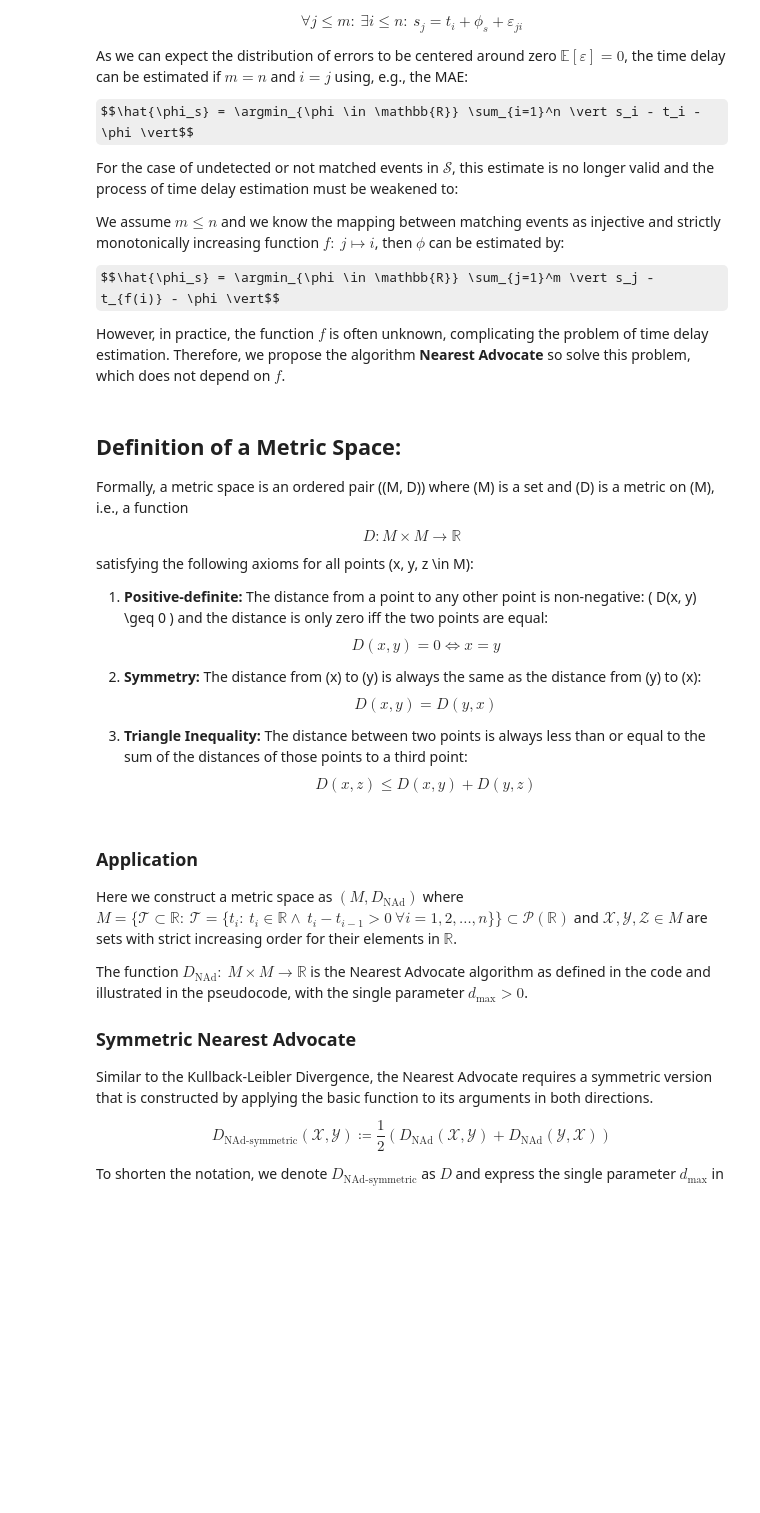
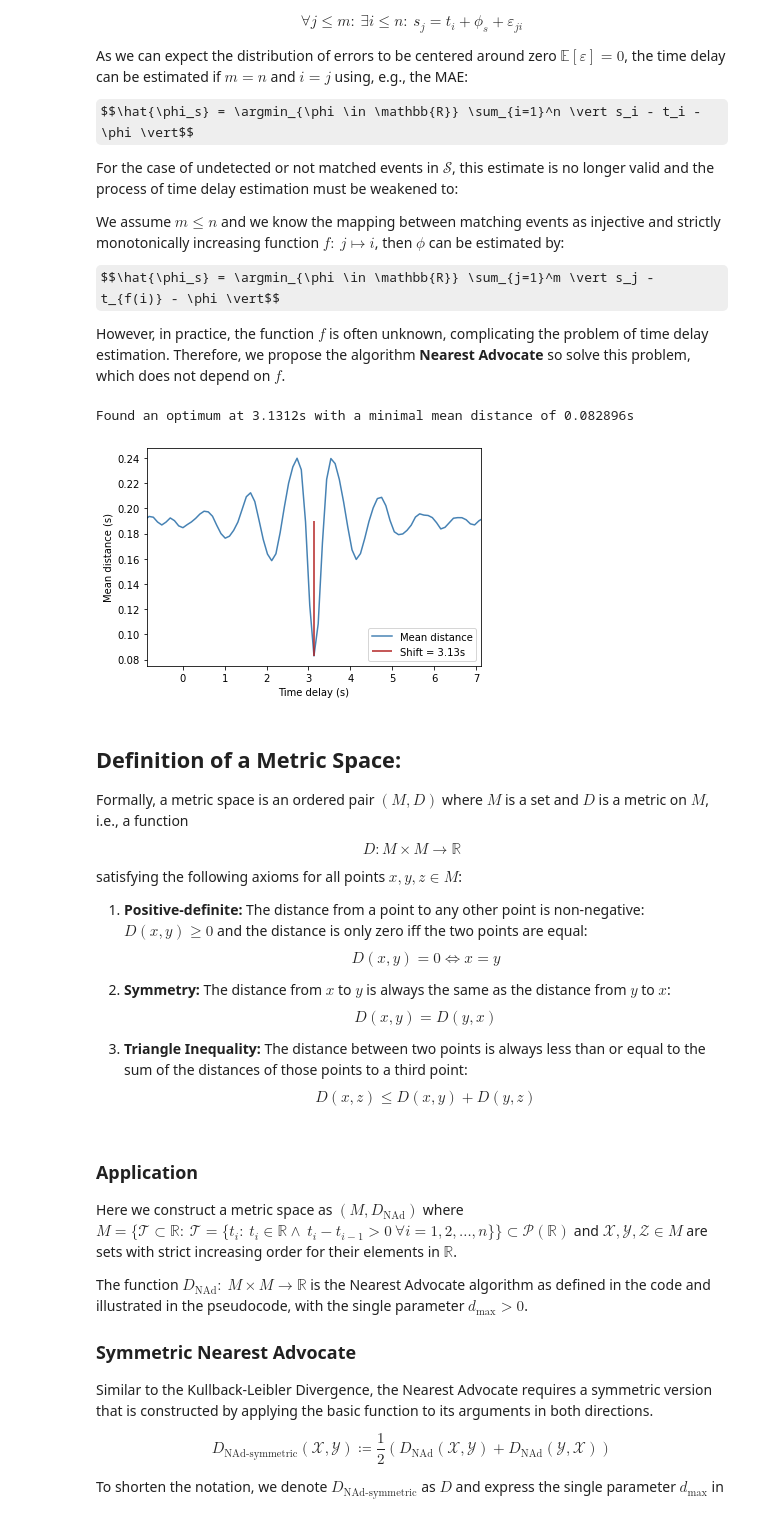
Before and after one commit to iot-salzburg/nearest-advocate, a Jupyter notebook: experiments/metric_proof_simulation.ipynb, the cells around one changed output. Saved outputs shown, nothing was run; the diff lists cells and outputs as text; code cells hidden in the pictures; some formulas as TeX source; blank space fills up the shorter version.

Commit message:
Adding metric proof and simulations

```diff
--- a/experiments/metric_proof_simulation.ipynb
+++ b/experiments/metric_proof_simulation.ipynb
@@ -134,3 +56,23 @@ assert nearest_advocate_single(arr_ref=arr_sig, arr_sig=arr_ref, dist_max=2.0)*l
 # check reverse
 assert nearest_advocate_single(arr_ref=-arr_ref[::-1], arr_sig=-arr_sig[::-1], dist_max=2.0)*len(arr_sig) == 16
 assert nearest_advocate_single(arr_ref=-arr_sig[::-1], arr_sig=-arr_ref[::-1], dist_max=2.0)*len(arr_ref) == 8
+# %%
+arr_ref = np.sort(np.cumsum(np.random.normal(loc=1, scale=0.25, size=1000)))
+arr_sig = np.sort(arr_ref + np.pi + np.random.normal(loc=0, scale=0.1, size=1000))
+
+time_shifts = nearest_advocate(arr_ref, arr_sig, td_min=-10, td_max=10)
+time_shift, min_mean_dist = time_shifts[np.argmin(time_shifts[:,1])]
+print(f"Found an optimum at {time_shift:.4f}s with a minimal mean distance of {min_mean_dist:.6f}s")
+#> Found an optimum at 3.15s with a minimal mean distance of 0.079508s
+
+import matplotlib.pyplot as plt
+plt.plot(time_shifts[:,0], time_shifts[:,1], color="steelblue", label="Mean distance")
+plt.vlines(x=time_shift, ymin=min_mean_dist, ymax=np.mean(time_shifts[:,1]), color="firebrick", label=f"Shift = {time_shift:.2f}s")
+plt.xlim(time_shift-4, time_shift+4)
+plt.xlabel("Time delay (s)")
+plt.ylabel("Mean distance (s)")
+plt.legend(loc="lower right")
+plt.show()
+# %% [output]
+Found an optimum at 3.1312s with a minimal mean distance of 0.082896s
+[figure, added]
@@ -137,18 +95,18 @@ assert nearest_advocate_single(arr_ref=-arr_sig[::-1], arr_sig=-arr_ref[::-1], d
 # %% [markdown]
 ## Definition of a Metric Space:
 
-Formally, a metric space is an ordered pair \((M, D)\) where \(M\) is a set and \(D\) is a metric on \(M\), i.e., a function
+Formally, a metric space is an ordered pair $(M, D)$ where $M$ is a set and $D$ is a metric on $M$, i.e., a function
 
 $$ D: M \times M \to \mathbb{R} $$
 
-satisfying the following axioms for all points \(x, y, z \in M\):
+satisfying the following axioms for all points $x, y, z \in M$:
 
 1. **Positive-definite:**
     The distance from a point to any other point is non-negative:
-    \( D(x, y) \geq 0 \) and the distance is only zero iff the two points are equal:
+    $D(x, y) \geq 0$ and the distance is only zero iff the two points are equal:
    $$D(x, y) = 0 \iff  x = y$$
 
-2. **Symmetry:** The distance from \(x\) to \(y\) is always the same as the distance from \(y\) to \(x\):
+2. **Symmetry:** The distance from $x$ to $y$ is always the same as the distance from $y$ to $x$:
    $$ D(x, y) = D(y, x) $$
 
 3. **Triangle Inequality:** The distance between two points is always less than or equal to the sum of the distances of those points to a third point:
```
Also changed, not shown: parts of 24 cells of this notebook, 2 other files.
